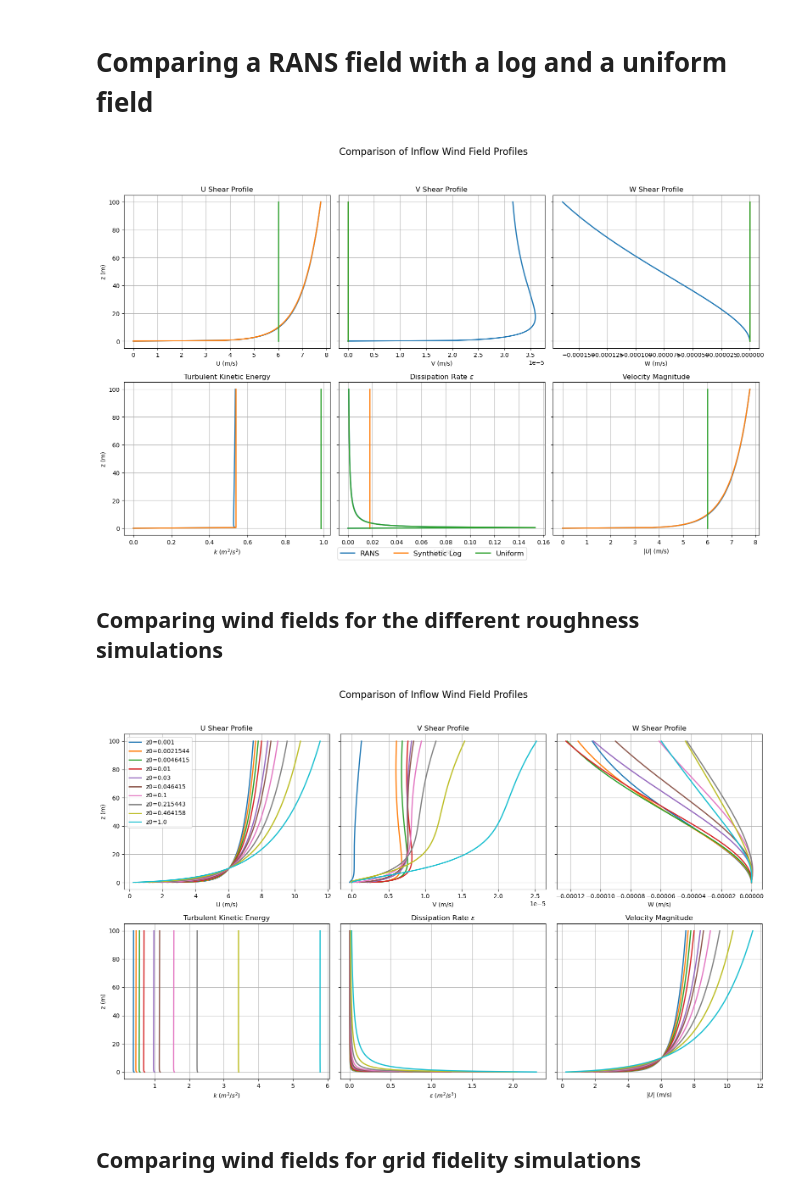
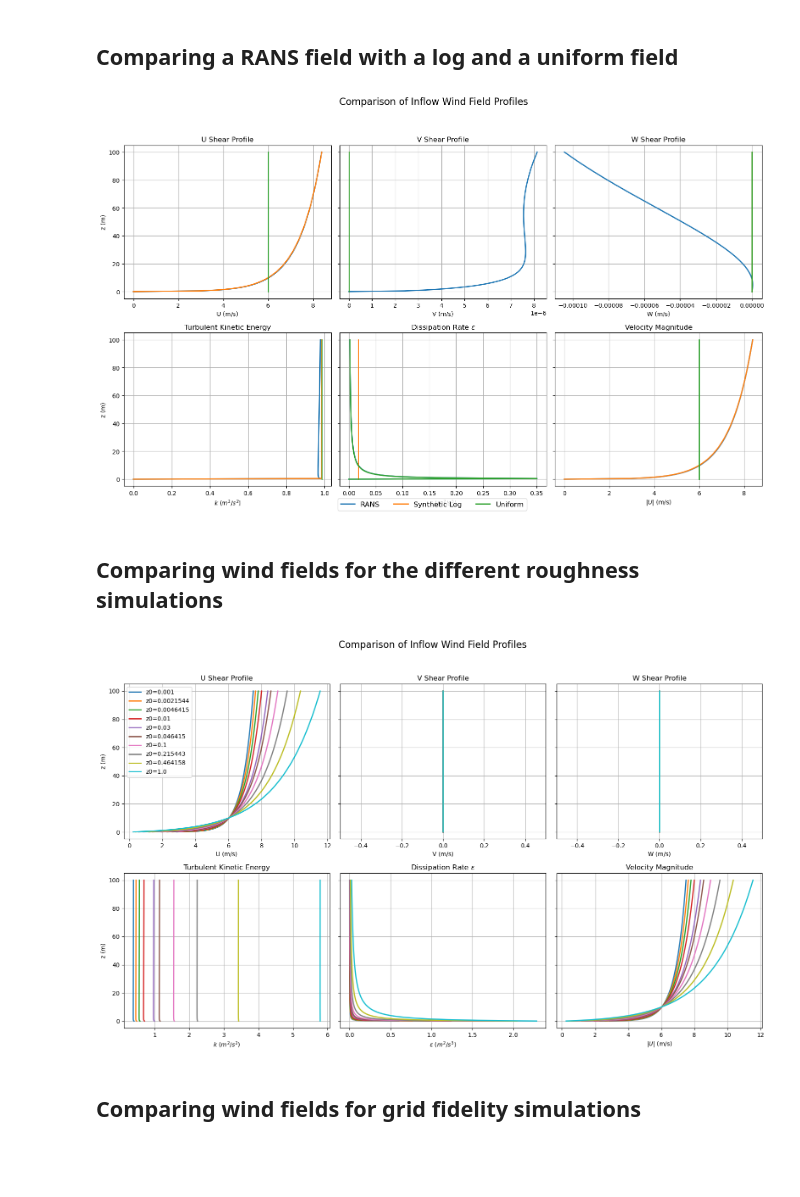
Before and after one commit to JacobManniche/Bachelor_legeplads, a Jupyter notebook: demos/wind field comparison.ipynb, the cells around one changed output. Saved outputs shown, nothing was run; the diff lists cells and outputs as text; code cells hidden in the pictures; blank space fills up the shorter version.

Commit message:
WIP corridor demo added

```diff
--- a/demos/wind field comparison.ipynb
+++ b/demos/wind field comparison.ipynb
@@ -6,12 +6,12 @@ from Tracer import WindField, Trajectory
 from Tracer.solvers import solver_rk45, solver_euler
 import xarray as xr
 # %% [markdown]
-# Comparing a RANS field with a log and a uniform field
+## Comparing a RANS field with a log and a uniform field
 # %%
 # Rans file and standard conditions
-filepath = r'C:\Users\allpe\OneDrive\Skrivebord\DTU\Bachelorprojekt\Bachelor_legeplads\demos\nc files\flowdata_xy2m_mb_cartesian.nc'
+filepath = r'C:\Users\allpe\OneDrive\Skrivebord\DTU\Bachelorprojekt\Bachelor_legeplads\demos\nc files\flowdata_z0_0.03_mb_cartesian.nc'
 U_ref = 6    # [m/s]
-z0 = 0.0039   # [m]
+z0 = 0.03   # [m]
 wd = 0      # [deg]
 
 # --- Wind field definitions ---
@@ -130,7 +130,7 @@ fig.suptitle('Comparison of Inflow Wind Field Profiles', fontsize=16)
 plt.tight_layout(rect=[0,0,1,0.94])
 plt.show()
 # %% [output]
-[figure, old version]
+[figure, new version]
 # %% [markdown]
 ## Comparing wind fields for the different roughness simulations
 # %%
@@ -229,34 +229,36 @@ for z0, wf_current in wf_library_z0.items():
 axs[0,0].set_title('U Shear Profile')
 axs[0,0].set_xlabel('U (m/s)')
 axs[0,0].set_ylabel('z (m)')
 axs[0,0].legend()
 
 axs[0,1].set_title('V Shear Profile')
 axs[0,1].set_xlabel('V (m/s)')
+axs[0,1].set_xlim(-0.5, 0.5)
 
 axs[0,2].set_title('W Shear Profile')
 axs[0,2].set_xlabel('W (m/s)')
+axs[0,2].set_xlim(-0.5, 0.5)
 
 axs[1,0].set_title('Turbulent Kinetic Energy')
 axs[1,0].set_xlabel(r'$k$ ($m^2/s^2$)')
 axs[1,0].set_ylabel('z (m)')
 
 axs[1,1].set_title(r'Dissipation Rate $\varepsilon$')
 axs[1,1].set_xlabel(r'$\varepsilon$ ($m^2/s^3$)')
 
 axs[1,2].set_title('Velocity Magnitude')
 axs[1,2].set_xlabel(r'$|U|$ (m/s)')
 
 # Grid on all plots
 for ax in axs.flat:
     ax.grid(True)
 
 fig.suptitle('Comparison of Inflow Wind Field Profiles', fontsize=16)
 
 plt.tight_layout(rect=[0,0,1,0.95])
 plt.show()
 # %% [output]
-[figure, old version]
+[figure, new version]
 # %% [markdown]
 ## Comparing wind fields for grid fidelity simulations
 # %% [markdown]
```
Also changed, not shown: parts of 2 cells of this notebook, 2 other files.
